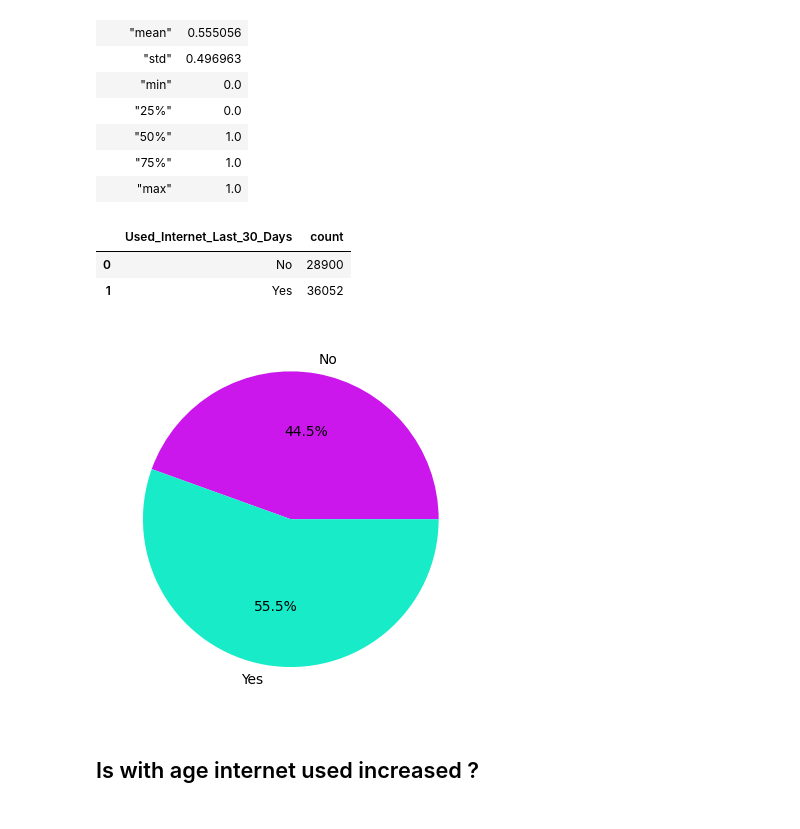
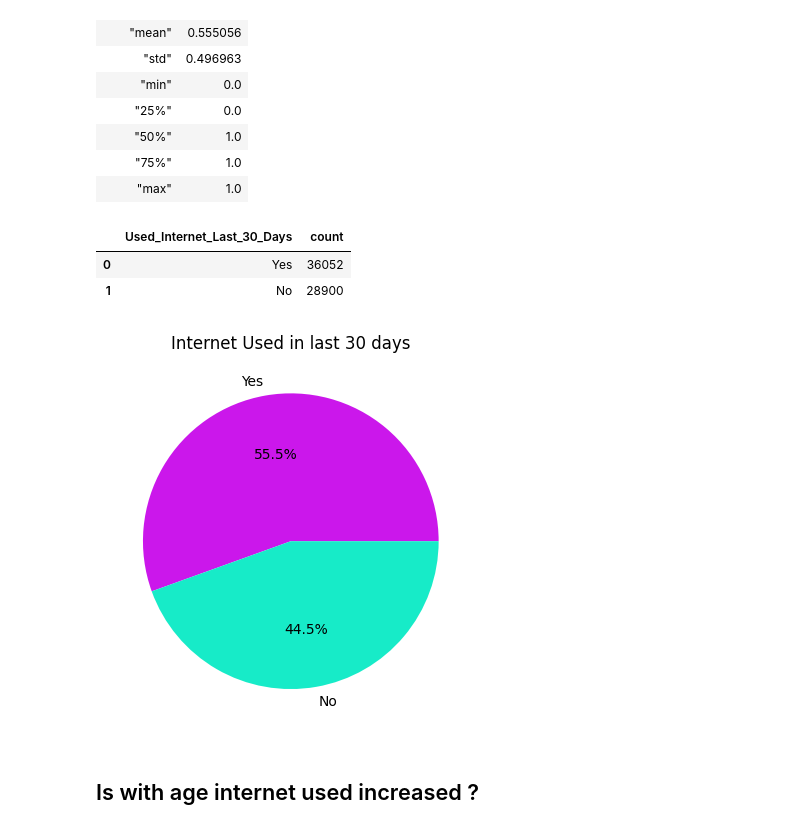
Before and after one commit to Rudra-G-23/rural-financial-inclusion-govt-scheme-recommendation, a Jupyter notebook: parquet-data/lev-02/notebooks/lev-02-05-eda-01.ipynb, the cells around one changed output. Cells and saved outputs as stored; diff of their text form; code cells hidden in the pictures.

```diff
--- a/parquet-data/lev-02/notebooks/lev-02-05-eda-01.ipynb
+++ b/parquet-data/lev-02/notebooks/lev-02-05-eda-01.ipynb
@@ -358,23 +423,24 @@ shape: (9, 2)
 # %%
 internet_30 = pdf['Used_Internet_Last_30_Days'].value_counts().to_pandas()
 net_mapping = {
     1: 'Yes',
     0: 'No'
 }
 internet_30['Used_Internet_Last_30_Days'] = internet_30['Used_Internet_Last_30_Days'].replace(net_mapping)
 display(internet_30)
 
 plt.pie(
     x=internet_30['count'],
     labels=internet_30['Used_Internet_Last_30_Days'],
    autopct='%1.1f%%'
 )
+plt.title('Internet Used in last 30 days')
 plt.show()
 # %% [output]
 |  | Used_Internet_Last_30_Days | count |
-| 0 | No | 28900 |
-| 1 | Yes | 36052 |
+| 0 | Yes | 36052 |
+| 1 | No | 28900 |
-[figure, old version]
+[figure, new version]
 # %% [markdown]
 ## Is with age internet used increased ?
 # %%
```
Also changed, not shown: parts of 17 cells of this notebook, 47 other files.
